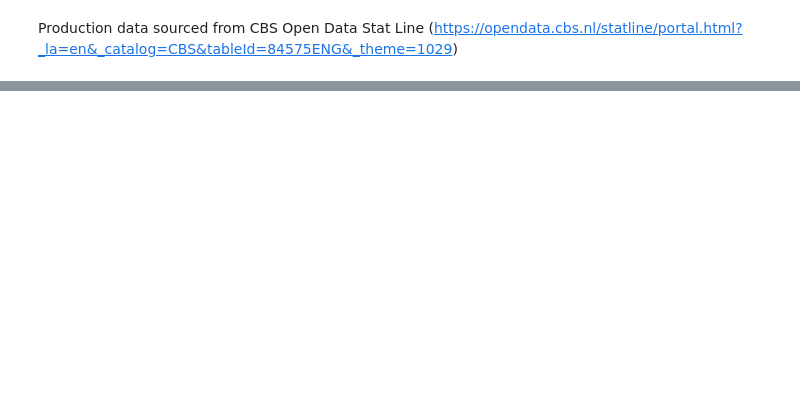
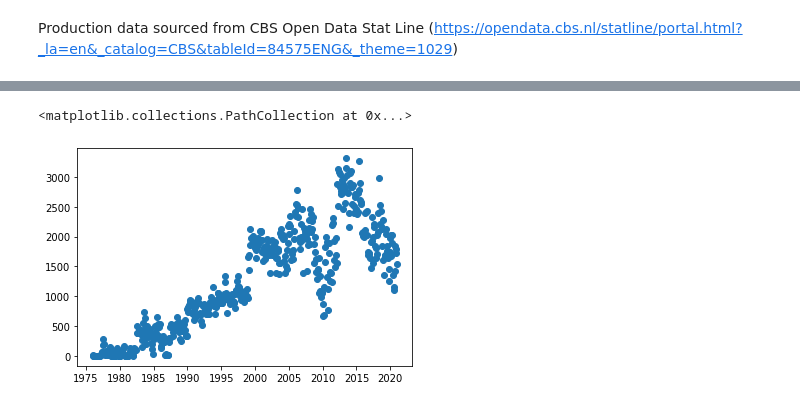
Before and after one commit to dsirtioglu/python, a Jupyter notebook: RR_NL_Energy_Prediction.ipynb, the cells around one changed output, grey strips where cells are left out. Cells and saved outputs as stored; diff of their text form; code cells hidden in the pictures; blank space fills up the shorter version.

```diff
--- a/RR_NL_Energy_Prediction.ipynb
+++ b/RR_NL_Energy_Prediction.ipynb
@@ -94,0 +130,7 @@ plt.plot(x, y)
+# %%
+#nl_production_monthly.tail(20)
+
+plt.scatter(x, nl_production_monthly['ImportsTotal_17'])
+# %% [output]
+<matplotlib.collections.PathCollection at 0x...>
+[figure, added]
```
Also changed, not shown: parts of 25 cells of this notebook.
